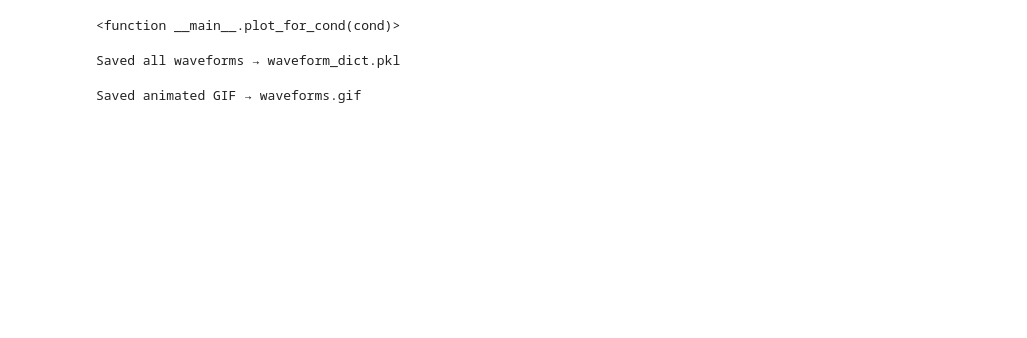
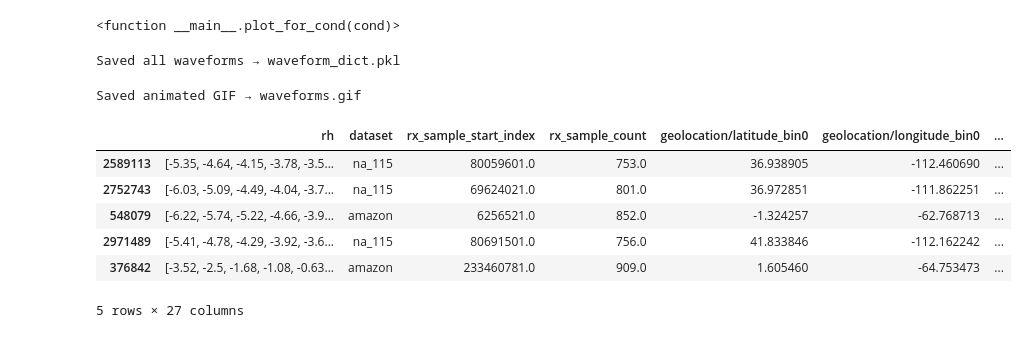
Before and after one commit to AceSix/gedi-conditional-ddim, a Jupyter notebook: cond_gen_visualization.ipynb, the cells around one changed output. Cells and saved outputs as stored; diff of their text form; code cells hidden in the pictures; blank space fills up the shorter version.

```diff
--- a/cond_gen_visualization.ipynb
+++ b/cond_gen_visualization.ipynb
@@ -170,3 +176,21 @@ imageio.mimsave(f"waveforms_w{guidance_scale}_eta{eta}.gif", images, fps=4)
 print("Saved animated GIF → waveforms.gif")
 # %% [output]
 Saved animated GIF → waveforms.gif
+# %%
+import pandas as pd
+
+# load the dataframe from the pickle file
+df = pd.read_pickle("data/gedi/combined_df_test.pkl")
+
+# randomly sample 5 rows (adjust the column name if necessary)
+sampled_waveforms = df.sample(5)
+
+sampled_waveforms
+# %% [output]
+|  | rh | dataset | rx_sample_start_index | rx_sample_count | geolocation/latitude_bin0 | geolocation/longitude_bin0 | ... |
+| 2589113 | [-5.35, -4.64, -4.15, -3.78, -3.5... | na_115 | 80059601.0 | 753.0 | 36.938905 | -112.460690 | ... |
+| 2752743 | [-6.03, -5.09, -4.49, -4.04, -3.7... | na_115 | 69624021.0 | 801.0 | 36.972851 | -111.862251 | ... |
+| 548079 | [-6.22, -5.74, -5.22, -4.66, -3.9... | amazon | 6256521.0 | 852.0 | -1.324257 | -62.768713 | ... |
+| 2971489 | [-5.41, -4.78, -4.29, -3.92, -3.6... | na_115 | 80691501.0 | 756.0 | 41.833846 | -112.162242 | ... |
+| 376842 | [-3.52, -2.5, -1.68, -1.08, -0.63... | amazon | 233460781.0 | 909.0 | 1.605460 | -64.753473 | ... |
+5 rows × 27 columns
```
Also changed, not shown: parts of 10 cells of this notebook, 11 other files.
